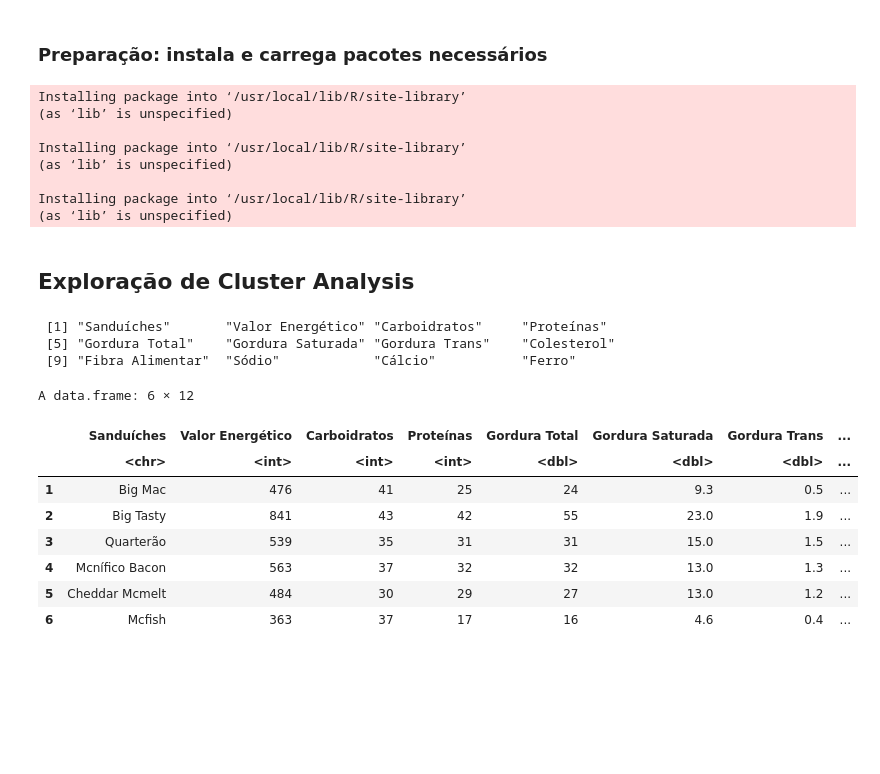
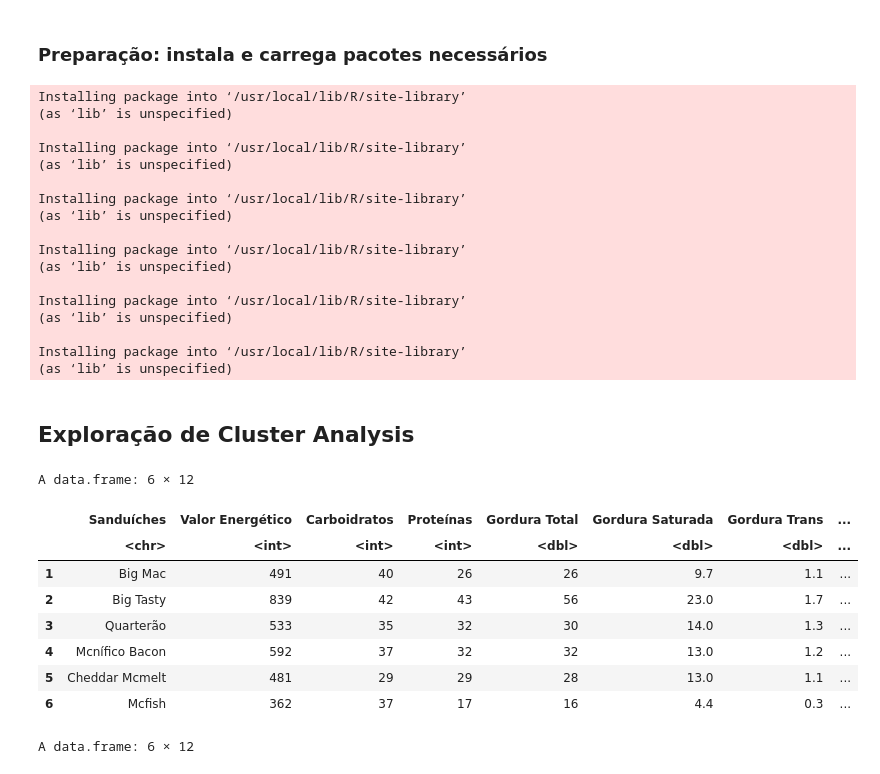
Before and after one commit to ramonferrari/mpgc_ti, a Jupyter notebook: BDADS_2S2023_Tarefa_Aulas_5_e_6_cluster.ipynb, the cells around one changed output. Saved outputs shown, nothing was run; the diff lists cells and outputs as text; code cells hidden in the pictures; blank space fills up the shorter version.

```diff
--- a/BDADS_2S2023_Tarefa_Aulas_5_e_6_cluster.ipynb
+++ b/BDADS_2S2023_Tarefa_Aulas_5_e_6_cluster.ipynb
@@ -16,6 +16,9 @@
 install.packages("ggplot2")
 install.packages("ggdendro")
 install.packages("stringr")
+install.packages("gridExtra")
+install.packages("showtext")
+install.packages("dendextend")
 # %% [output]
 Installing package into ‘/usr/local/lib/R/site-library’
 (as ‘lib’ is unspecified)
@@ -25,6 +28,15 @@ Installing package into ‘/usr/local/lib/R/site-library’
 
 Installing package into ‘/usr/local/lib/R/site-library’
 (as ‘lib’ is unspecified)
+
+Installing package into ‘/usr/local/lib/R/site-library’
+(as ‘lib’ is unspecified)
+
+Installing package into ‘/usr/local/lib/R/site-library’
+(as ‘lib’ is unspecified)
+
+Installing package into ‘/usr/local/lib/R/site-library’
+(as ‘lib’ is unspecified)
 # %%
 suppressWarnings(suppressMessages(library(ggplot2)))
 suppressWarnings(suppressMessages(library(ggdendro)))
@@ -37,24 +53,24 @@ url_dataset <- c("https://raw.githubusercontent.com/ramonferrari/mpgc_ti/main/Sa
 # %%
 # Leitura dos dados
 sanduiches <- read.table(url_dataset,header=TRUE,sep = ",")
 
 # Deixa variáveis com nomes bonitinhos porque temos TOC
 names(sanduiches) <- sub("\\.", " ", names(sanduiches))
 sanduiches$`Sanduíches` <- str_to_title(sanduiches$`Sanduíches`)
-names(sanduiches)
+# exceto o CBO que é maiúsculo mesmo
+sanduiches$`Sanduíches` <- replace(sanduiches$`Sanduíches`, sanduiches$`Sanduíches`=="Cbo", "CBO")
 
 # Dataset lido corretamente?
 head(sanduiches)
+tail(sanduiches)
 # %% [output]
- [1] "Sanduíches"       "Valor Energético" "Carboidratos"     "Proteínas"
- [5] "Gordura Total"    "Gordura Saturada" "Gordura Trans"    "Colesterol"
- [9] "Fibra Alimentar"  "Sódio"            "Cálcio"           "Ferro"
+A data.frame: 6 × 12
+|  | Sanduíches | Valor Energético | Carboidratos | Proteínas | Gordura Total | Gordura Saturada | Gordura Trans | ... |
+|  | <chr> | <int> | <int> | <int> | <dbl> | <dbl> | <dbl> | ... |
+| 1 | Big Mac | 491 | 40 | 26 | 26 | 9.7 | 1.1 | ... |
+| 2 | Big Tasty | 839 | 42 | 43 | 56 | 23.0 | 1.7 | ... |
+| 3 | Quarterão | 533 | 35 | 32 | 30 | 14.0 | 1.3 | ... |
+| 4 | Mcnífico Bacon | 592 | 37 | 32 | 32 | 13.0 | 1.2 | ... |
+| 5 | Cheddar Mcmelt | 481 | 29 | 29 | 28 | 13.0 | 1.1 | ... |
+| 6 | Mcfish | 362 | 37 | 17 | 16 | 4.4 | 0.3 | ... |
 A data.frame: 6 × 12
-|  | Sanduíches | Valor Energético | Carboidratos | Proteínas | Gordura Total | Gordura Saturada | Gordura Trans | ... |
-|  | <chr> | <int> | <int> | <int> | <dbl> | <dbl> | <dbl> | ... |
-| 1 | Big Mac | 476 | 41 | 25 | 24 | 9.3 | 0.5 | ... |
-| 2 | Big Tasty | 841 | 43 | 42 | 55 | 23.0 | 1.9 | ... |
-| 3 | Quarterão | 539 | 35 | 31 | 31 | 15.0 | 1.5 | ... |
-| 4 | Mcnífico Bacon | 563 | 37 | 32 | 32 | 13.0 | 1.3 | ... |
-| 5 | Cheddar Mcmelt | 484 | 30 | 29 | 27 | 13.0 | 1.2 | ... |
-| 6 | Mcfish | 363 | 37 | 17 | 16 | 4.6 | 0.4 | ... |
```
Also changed, not shown: parts of 9 cells of this notebook.
